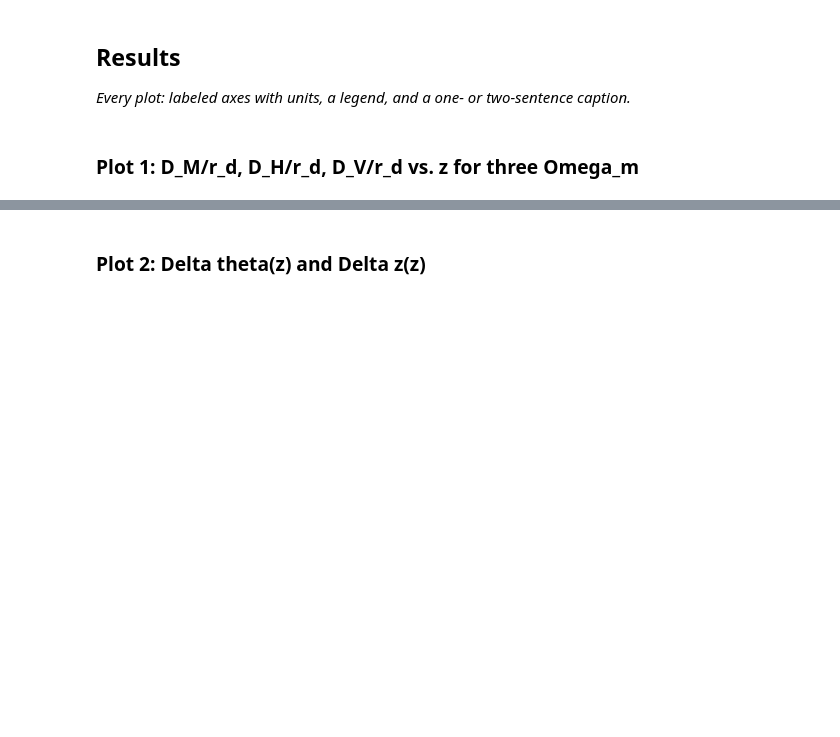
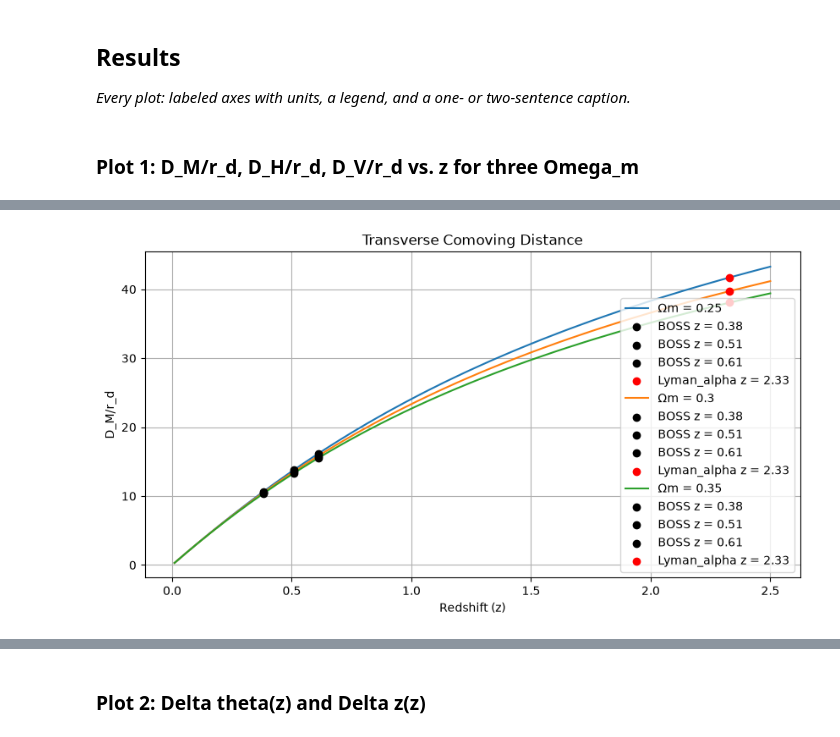
Before and after one commit to Ducky1423/Astron_5682_BAO, a Jupyter notebook: T5_BAO_Part2_starter.ipynb, the cells around one changed output, grey strips where cells are left out. Cells and saved outputs as stored; diff of their text form; code cells hidden in the pictures; blank space fills up the shorter version.

```diff
--- a/T5_BAO_Part2_starter.ipynb
+++ b/T5_BAO_Part2_starter.ipynb
@@ -25,6 +32,7 @@ rng = np.random.default_rng(5682)   # fixed seed, for reproducibility
 DATA = './data/'                    # read files from here; do not use absolute paths
 
 # Physical constants (state units!):
+c = 299792.458 # km/s
 hubble_const = 67.36 # km/s/Mpc
 omega_m = 0.3138 # unitless
 omega_lambda = 1 - omega_m # unitless
@@ -32,3 +40,14 @@ r_d = 147.09 # Mpc
 
 h = 0.6736 # unitless
 r_d_h = 99.1 # Mpc/h
+
+# Constants for Code 2
+A = .01               # unitless
+gamma = 1.8           # unitless
+B = .002              # unitless
+r_bao = 100           # Mpc
+sigma = 10.0          # Mpc
+
+r_taper = 300         # Mpc
+r_min = .01           # Mpc
+r_max = 1000         # Mpc
@@ -53,10 +617,2 @@ When photons and baryons were coupled in the early universe, radiation pressure
 # %% [markdown]
 ### Code 1: H(z), D_M, D_H, D_V; Delta theta and Delta z
-# %%
-# function of Hubble parameter
-def H_z(z, hubble_const, omega_m, omega_lambda):
-    '''
-    Calculates the Hubble parameter at a given redshift for a flat model
-    Enter your value of z, returns in units of km/s/Mpc
-    '''
-    return hubble_const * np.sqrt(omega_m * (1 + z)**3 + omega_lambda)
@@ -77,0 +763,74 @@ _IncompleteInputError: incomplete input (2071017201.py, line 3)
+# %%
+# setting redshift range
+z_range = np.linspace(0.01, 2.5, 100)
+
+# setting three matter density values
+omega_values = [0.25, 0.30, 0.35]
+
+# setting redshifts markers for BOSS and Lyman-alpha BAO
+boss_redshifts = [0.38, 0.51, 0.61]
+lyman_alpha_redshift = [2.33]
+
+# plotting D_M vs z for Omega m = 0.25, 0.30, 0.35
+plt.figure(figsize=(10, 5))
+# calculating D_M/r_d for each redshift value at each matter density value
+for omega_m in omega_values:
+    DM_values = [D_M(z, hubble_const, omega_m) / r_d for z in z_range]
+    plt.plot(z_range, DM_values, label=f'Ωm = {omega_m}')
+    # adding boss markers
+    for redshift in boss_redshifts:
+        distance = D_M(redshift, hubble_const, omega_m) / r_d
+        plt.scatter(redshift, distance, color='black', marker='o', zorder=5, label=f'BOSS z = {redshift}')
+    # adding lyman_alpha markers
+    for redshift in lyman_alpha_redshift:
+        distance = D_M(redshift, hubble_const, omega_m) / r_d
+        plt.scatter(redshift, distance, color='red', marker='o', zorder=5, label=f'Lyman_alpha z = {redshift}')
+# adding labels and title
+plt.xlabel('Redshift (z)')
+plt.ylabel('D_M/r_d')
+plt.title('Transverse Comoving Distance')
+plt.grid(True)
+plt.legend()
+
+# plotting D_H vs z for Omega m = 0.25, 0.30, 0.35
+plt.figure(figsize=(10, 5))
+# calculating D_H/r_d for each redshift value at each matter density value
+for omega_m in omega_values:
+    DH_values = [D_H(z, hubble_const, omega_m) / r_d for z in z_range]
+    plt.plot(z_range, DH_values, label=f'Ωm = {omega_m}')
+    # adding boss markers
+    for redshift in boss_redshifts:
+        distance = D_H(redshift, hubble_const, omega_m) / r_d
+        plt.scatter(redshift, distance, color='black', marker='o', zorder=5, label=f'BOSS z = {redshift}')
+    # adding lyman_alpha markers
+    for redshift in lyman_alpha_redshift:
+        distance = D_H(redshift, hubble_const, omega_m) / r_d
+        plt.scatter(redshift, distance, color='red', marker='o', zorder=5, label=f'Lyman_alpha z = {redshift}')
+# adding labels and title
+plt.xlabel('Redshift (z)')
+plt.ylabel('D_H/r_d')
+plt.title('Hubble Distance')
+plt.grid(True)
+plt.legend()
+
+# plotting D_V vs z for Omega m = 0.25, 0.30, 0.35
+plt.figure(figsize=(10, 5))
+# calculating D_V/r_d for each redshift value for each matter density value
+for omega_m in omega_values:
+    DV_values = [D_V(z, hubble_const, omega_m) / r_d for z in z_range]
+    plt.plot(z_range, DV_values, label=f'Ωm = {omega_m}')
+    # adding boss markers
+    for redshift in boss_redshifts:
+        distance = D_V(redshift, hubble_const, omega_m) / r_d
+        plt.scatter(redshift, distance, color='black', marker='o', zorder=5, label=f'BOSS z = {redshift}')
+    # adding lyman_alpha markers
+    for redshift in lyman_alpha_redshift:
+        distance = D_V(redshift, hubble_const, omega_m) / r_d
+        plt.scatter(redshift, distance, color='red', marker='o', zorder=5, label=f'Lyman_alpha z = {redshift}')
+# adding labels and title
+plt.xlabel('Redshift (z)')
+plt.ylabel('D_V/r_d')
+plt.title('Volume Distance')
+plt.grid(True)
+plt.legend()
+# %% [output]
@@ -77,0 +838 @@ _IncompleteInputError: incomplete input (2071017201.py, line 3)
+[figure, added]
```
Also changed, not shown: parts of 58 cells of this notebook.
